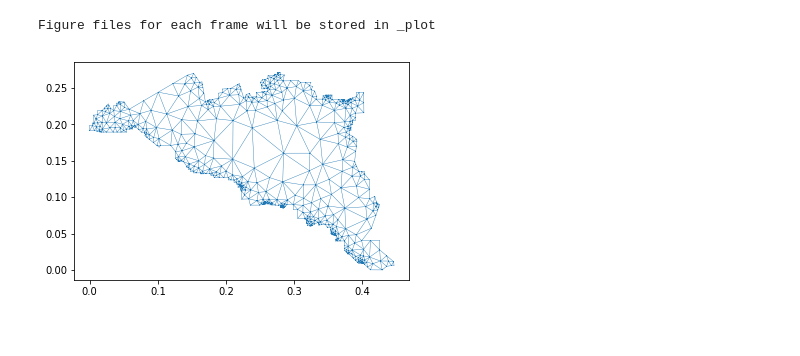
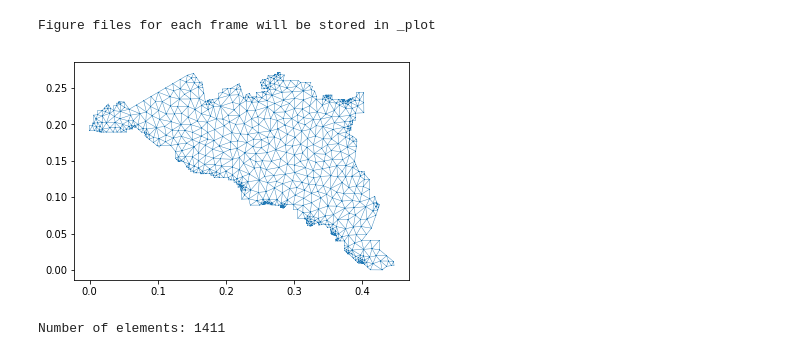
Before and after one commit to chrimerss/anuga_core, a Jupyter notebook: examples/excessive_rain/test_excessive_rain.ipynb, the cells around one changed output. Cells and saved outputs as stored; diff of their text form; code cells hidden in the pictures.

```diff
--- a/examples/excessive_rain/test_excessive_rain.ipynb
+++ b/examples/excessive_rain/test_excessive_rain.ipynb
@@ -16,15 +22,45 @@ base_resolution = 80.0  # m^2
 # %%
 domain = anuga.create_domain_from_regions(
             list(bounding_polygon.exterior[0].coords),
             boundary_tags={'bottom': [0],},
-            maximum_triangle_area=base_resolution,
+            maximum_triangle_area=0.0001,
+#             minimum_triangle_area=1
+
             )
+
+# domain= anuga.create_domain_from_rectangular()
+
+# Basic geometry and bounding polygon
+# xleft   = -95.05
+# xright  = -95.83
+# ybottom = 29.79
+# ytop    = 30.18
+
+# point_sw = [xleft, ybottom]
+# point_se = [xright, ybottom]
+# point_nw = [xleft, ytop]
+# point_ne = [xright, ytop]
+
+# bounding_polygon = [point_se,
+#                     point_ne,
+#                     point_nw,
+#                     point_sw]
+
+
+
+# domain= anuga.create_domain_from_regions(bounding_polygon,boundary_tags={'bottom': [0],},maximum_triangle_area=0.0005)
+
+# domain= anuga.rectangular_cross_domain
 
 domain.set_name('excessive_rain') # Name of sww file
 dplotter = anuga.Domain_plotter(domain)
 plt.triplot(dplotter.triang, linewidth = 0.4);
 # %% [output]
 Figure files for each frame will be stored in _plot
-[figure, old version]
+[figure, new version]
+# %%
+print 'Number of elements:',domain.number_of_elements
+# %% [output]
+Number of elements: 1411
 # %%
 from osgeo import gdal
```
Also changed, not shown: parts of 16 cells of this notebook, 13 other files.
